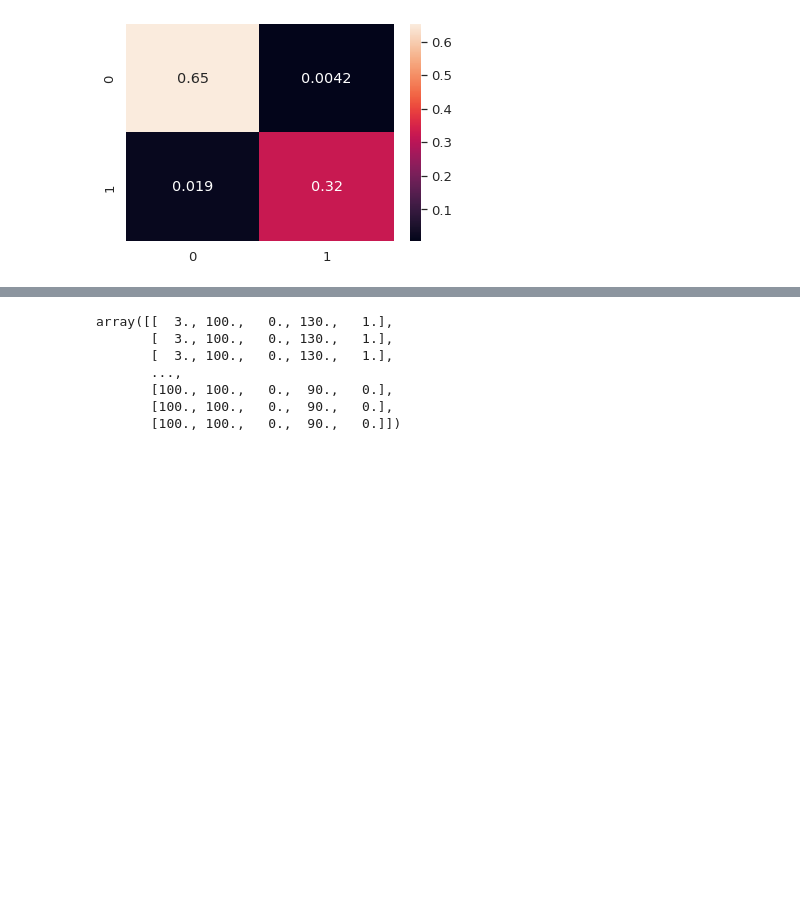
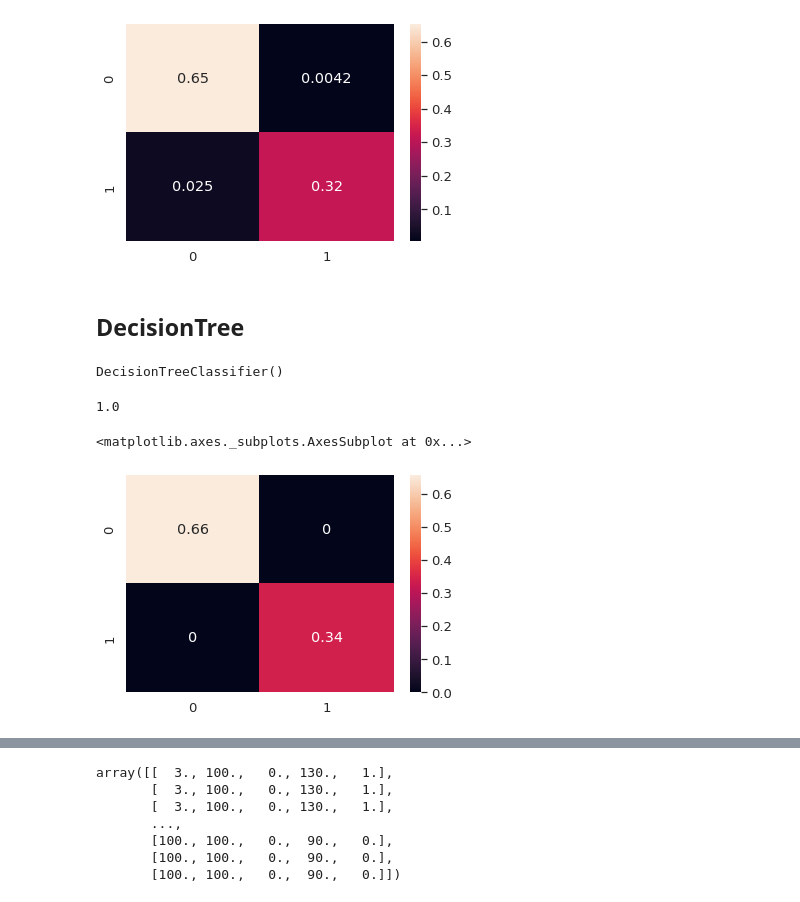
Before and after one commit to arthursl12/POC1, a Jupyter notebook: POC1.ipynb, the cells around one changed output, grey strips where cells are left out. Saved outputs shown, nothing was run; the diff lists cells and outputs as text; code cells hidden in the pictures; blank space fills up the shorter version.

```diff
--- a/POC1.ipynb
+++ b/POC1.ipynb
@@ -380,7 +393,8 @@ y = df_temp
 from sklearn.model_selection import train_test_split
 X_train, X_test, y_train, y_test = train_test_split(X, y['Stable_Flag'],
                                                     stratify=y['Stable_Flag'],
-                                                    test_size=0.25)
+                                                    test_size=0.25,
+                                                    random_state=42)
 # %%
 X_train.shape, y_train.shape, X_test.shape, y_test.shape
 # %% [output]
@@ -404,3 +418,22 @@ sns.heatmap(cm/np.sum(cm), annot=True)
 # %% [output]
 <matplotlib.axes._subplots.AxesSubplot at 0x...>
 [figure]
+# %% [markdown]
+## DecisionTree
+# %%
+from sklearn.tree import DecisionTreeClassifier
+
+model = DecisionTreeClassifier()
+model.fit(X_train, y_train)
+# %% [output]
+DecisionTreeClassifier()
+# %%
+model.score(X_train,y_train)
+# %% [output]
+1.0
+# %%
+cm = confusion_matrix(y_train, model.predict(X_train))
+sns.heatmap(cm/np.sum(cm), annot=True)
+# %% [output]
+<matplotlib.axes._subplots.AxesSubplot at 0x...>
+[figure, added]
```
Also changed, not shown: parts of 22 cells of this notebook.
